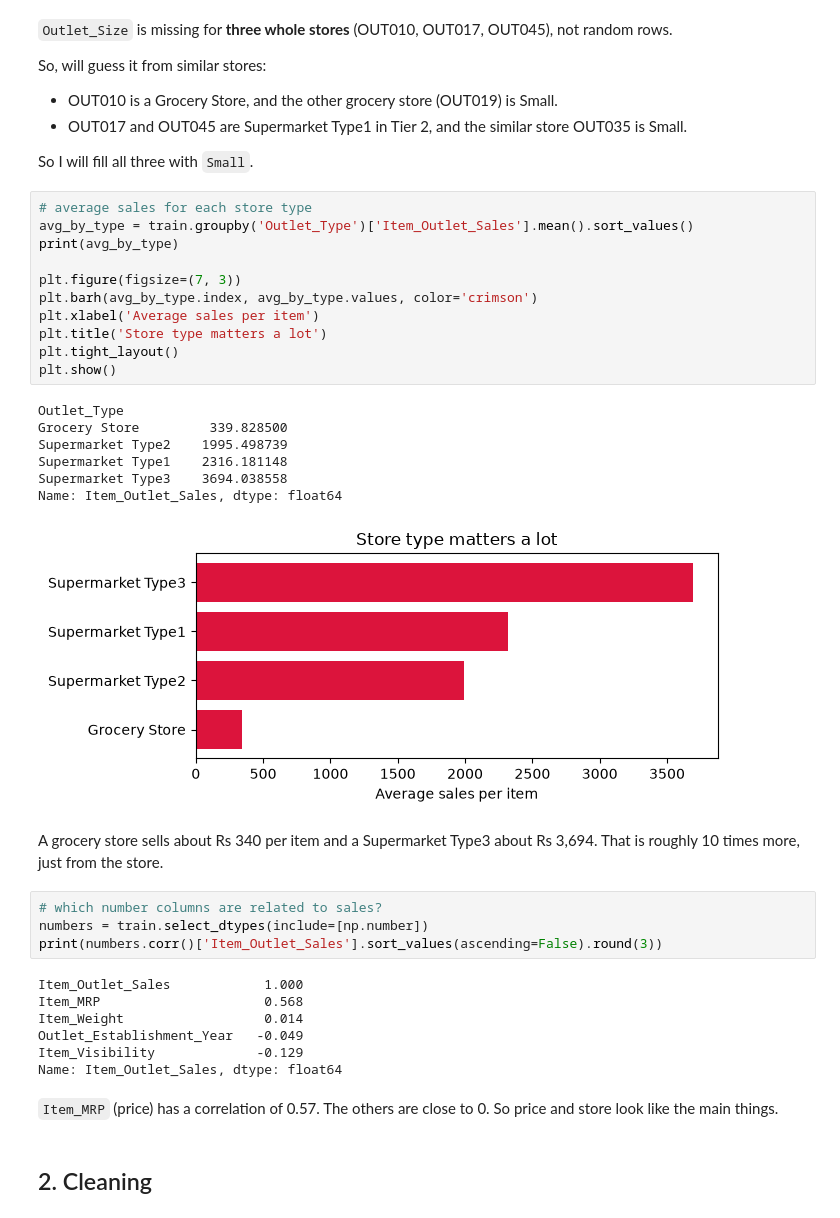
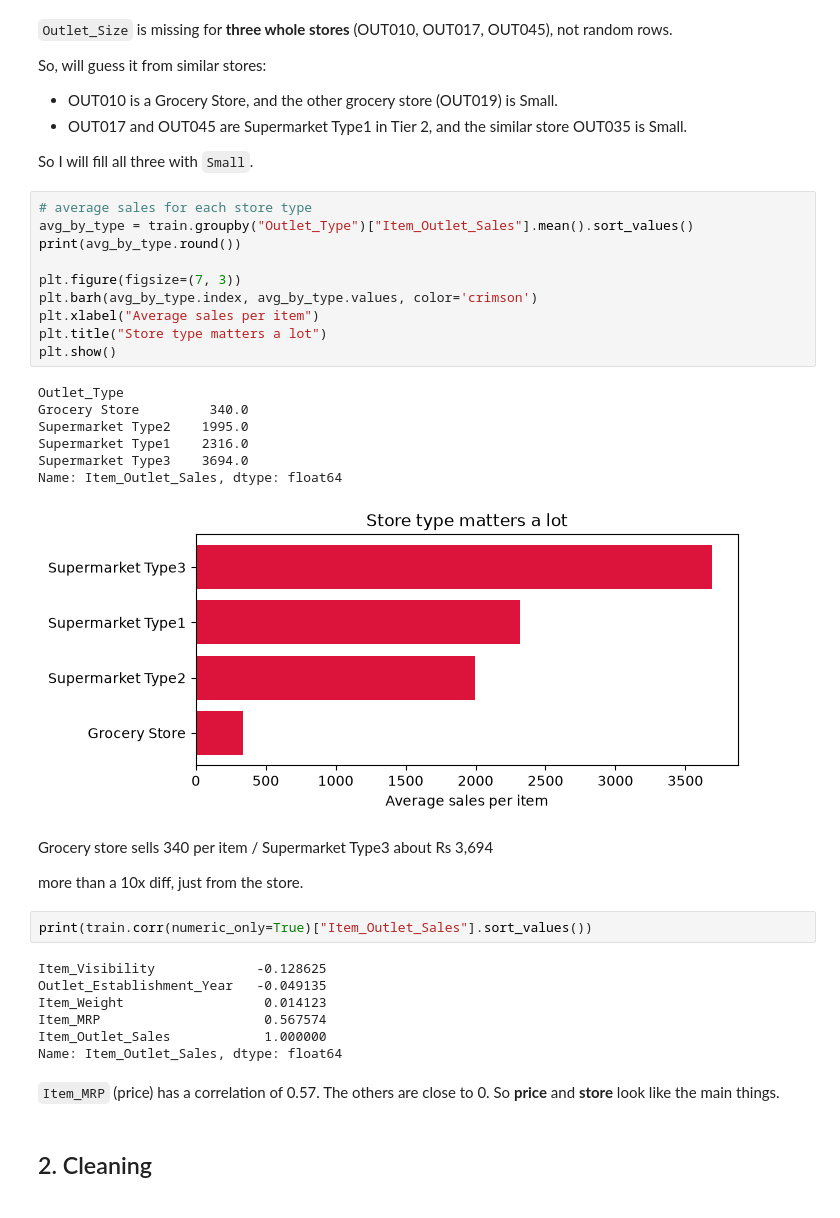
Before and after one commit to Toj-0477/AMBA, a Jupyter notebook: 01_cleaning_and_exploration.ipynb, the cells around one changed output. Drawn from its saved outputs; the diff is of its cells as text.

```diff
--- a/01_cleaning_and_exploration.ipynb
+++ b/01_cleaning_and_exploration.ipynb
@@ -122,38 +122,37 @@ So, will guess it from similar stores:
 So I will fill all three with `Small`.
 # %%
 # average sales for each store type
-avg_by_type = train.groupby('Outlet_Type')['Item_Outlet_Sales'].mean().sort_values()
-print(avg_by_type)
+avg_by_type = train.groupby("Outlet_Type")["Item_Outlet_Sales"].mean().sort_values()
+print(avg_by_type.round())
 
 plt.figure(figsize=(7, 3))
 plt.barh(avg_by_type.index, avg_by_type.values, color='crimson')
-plt.xlabel('Average sales per item')
-plt.title('Store type matters a lot')
-plt.tight_layout()
+plt.xlabel("Average sales per item")
+plt.title("Store type matters a lot")
 plt.show()
 # %% [output]
 Outlet_Type
-Grocery Store         339.828500
-Supermarket Type2    1995.498739
-Supermarket Type1    2316.181148
-Supermarket Type3    3694.038558
+Grocery Store         340.0
+Supermarket Type2    1995.0
+Supermarket Type1    2316.0
+Supermarket Type3    3694.0
 Name: Item_Outlet_Sales, dtype: float64
-[figure, old version]
+[figure, new version]
 # %% [markdown]
-A grocery store sells about Rs 340 per item and a Supermarket Type3 about Rs 3,694. That is roughly 10 times more, just from the store.
+Grocery store sells 340 per item    /       Supermarket Type3 about Rs 3,694
+
+more than a 10x diff, just from the store.
 # %%
-# which number columns are related to sales?
-numbers = train.select_dtypes(include=[np.number])
-print(numbers.corr()['Item_Outlet_Sales'].sort_values(ascending=False).round(3))
+print(train.corr(numeric_only=True)["Item_Outlet_Sales"].sort_values())
 # %% [output]
-Item_Outlet_Sales            1.000
-Item_MRP                     0.568
-Item_Weight                  0.014
-Outlet_Establishment_Year   -0.049
-Item_Visibility             -0.129
+Item_Visibility             -0.128625
+Outlet_Establishment_Year   -0.049135
+Item_Weight                  0.014123
+Item_MRP                     0.567574
+Item_Outlet_Sales            1.000000
 Name: Item_Outlet_Sales, dtype: float64
 # %% [markdown]
-`Item_MRP` (price) has a correlation of 0.57. The others are close to 0. So price and store look like the main things.
+`Item_MRP` (price) has a correlation of 0.57. The others are close to 0. So **price** and **store** look like the main things.
 # %% [markdown]
 ## 2. Cleaning
 # %% [markdown]
```
Also changed, not shown: parts of 22 cells of this notebook, 1 other file.
